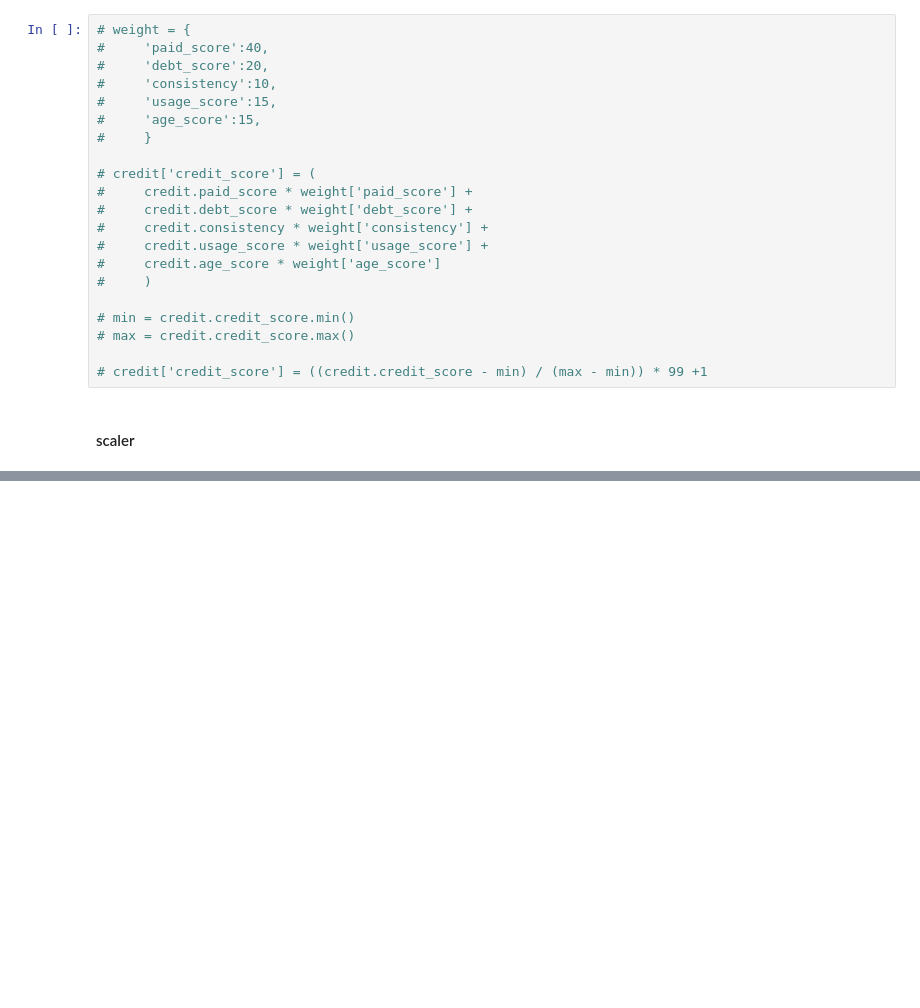
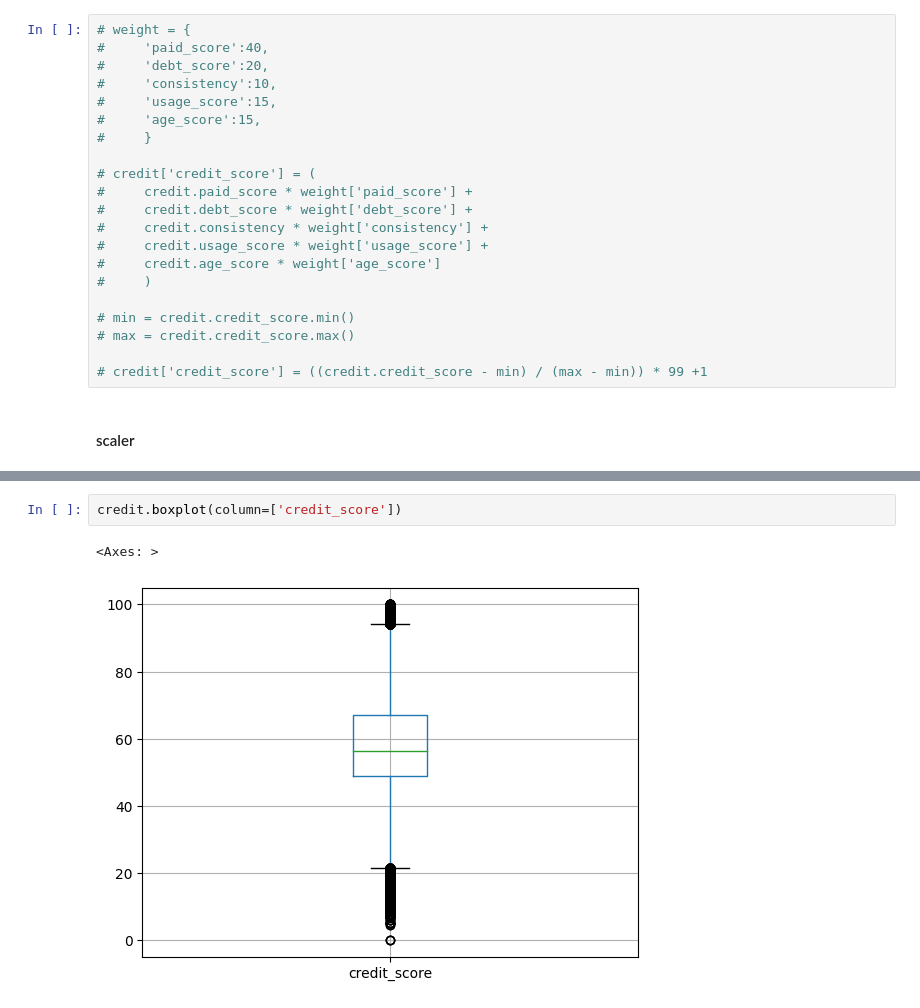
Before and after one commit to Kannapat-Tich/DataScience-Learning, a Jupyter notebook: 02-CreditScore_Customers/07credit-score.ipynb, the cells around one changed output, grey strips where cells are left out. Drawn from its saved outputs; the diff is of its cells as text; blank space fills up the shorter version.

```diff
--- a/02-CreditScore_Customers/07credit-score.ipynb
+++ b/02-CreditScore_Customers/07credit-score.ipynb
@@ -240,0 +216,5 @@ credit[credit.ca==20021292898]
+# %%
+credit.boxplot(column=['credit_score'])
+# %% [output]
+<Axes: >
+[figure, added]
```
Also changed, not shown: parts of 15 cells of this notebook.
